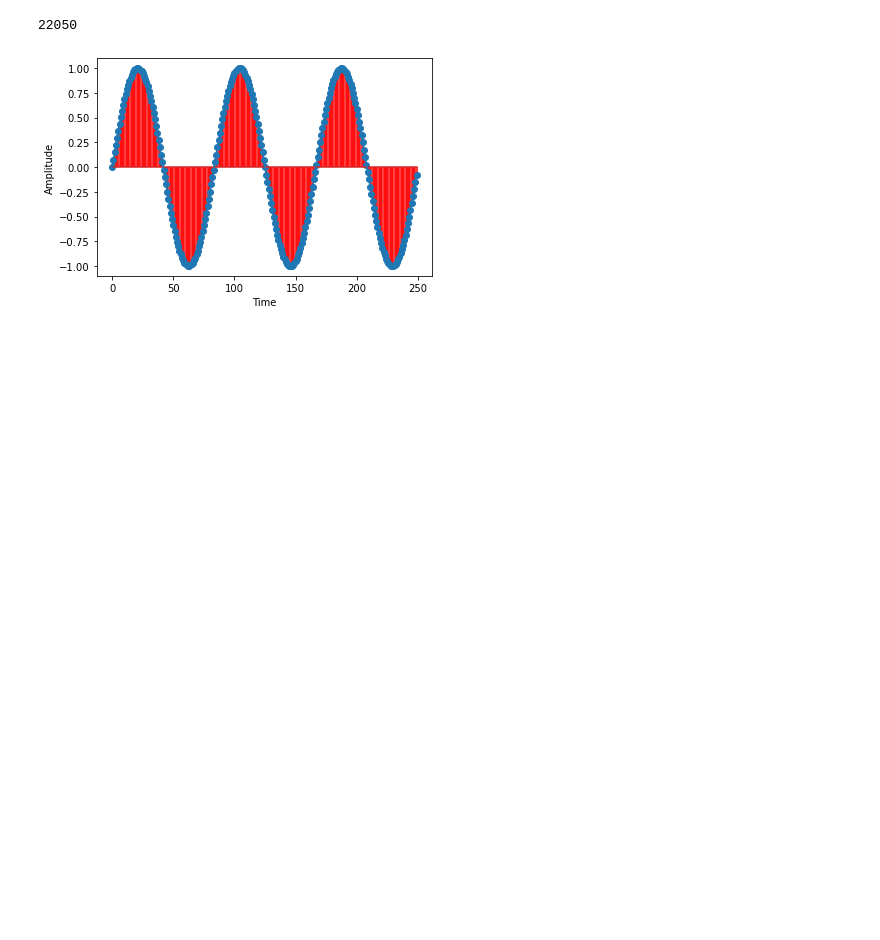
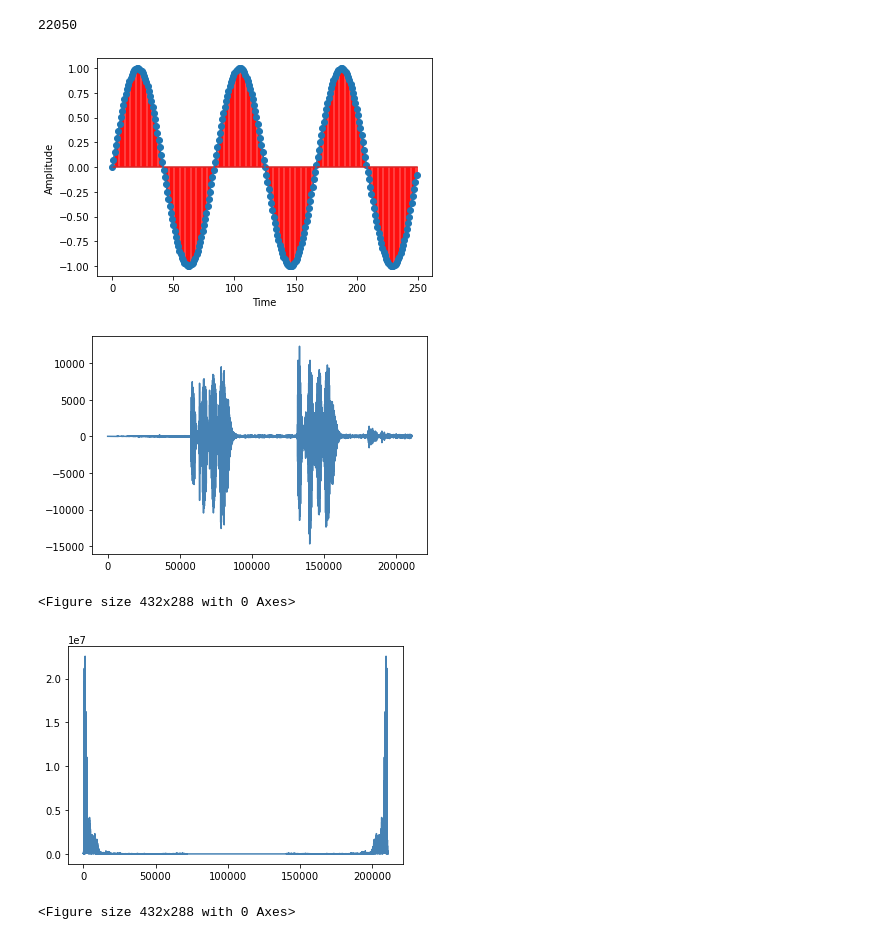
Before and after one commit to ajinkyapj/Voice-Aunthentication-System-on-Smart-Speaker, a Jupyter notebook: Sample_code_SineWave_Graph.ipynb, the cells around one changed output. Drawn from its saved outputs; the diff is of its cells as text; code cells hidden in the pictures; blank space fills up the shorter version.

```diff
--- a/Sample_code_SineWave_Graph.ipynb
+++ b/Sample_code_SineWave_Graph.ipynb
@@ -35,3 +35,21 @@ plt.ylabel("Amplitude")
 plt.show()
 # %% [output]
 [figure]
+# %%
+import matplotlib.pyplot as plt
+import numpy as np
+from scipy.io import wavfile
+
+def plot(data):
+    plt.plot(data, color='steelblue')
+    plt.figure()
+    plt.show()
+
+rate, wav_data = wavfile.read("C:/Users/Ajinkya/Downloads/Voice Authentication Project/Ok_Google.wav")
+plot(wav_data)
+plot(np.abs(np.fft.fft(wav_data)))
+# %% [output]
+[figure, added]
+<Figure size 432x288 with 0 Axes>
+[figure, added]
+<Figure size 432x288 with 0 Axes>
```
Also changed, not shown: parts of 1 cell of this notebook.
